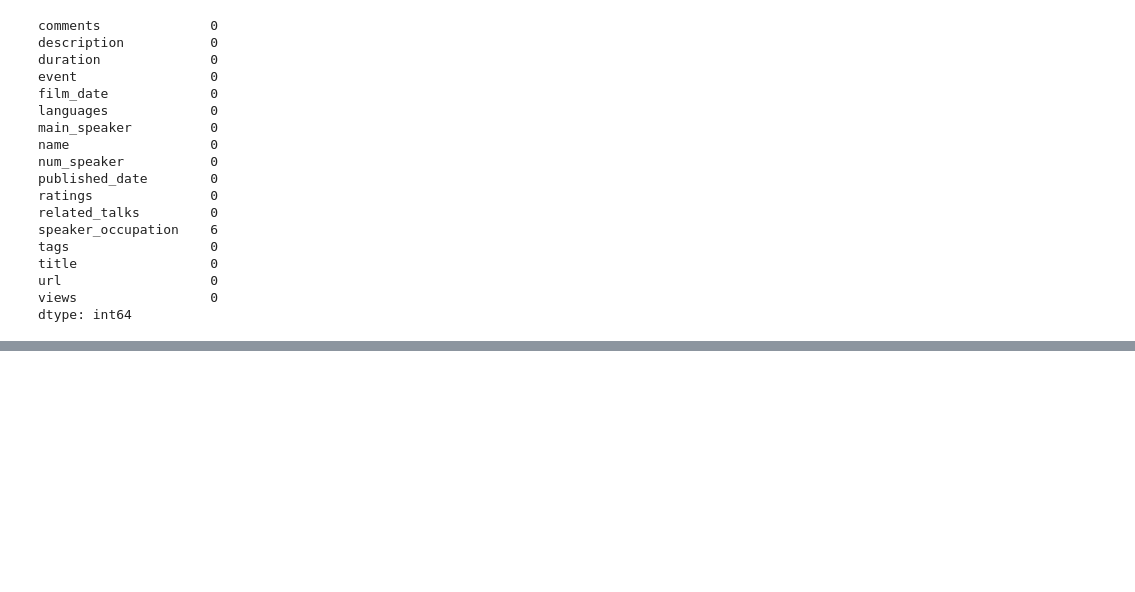
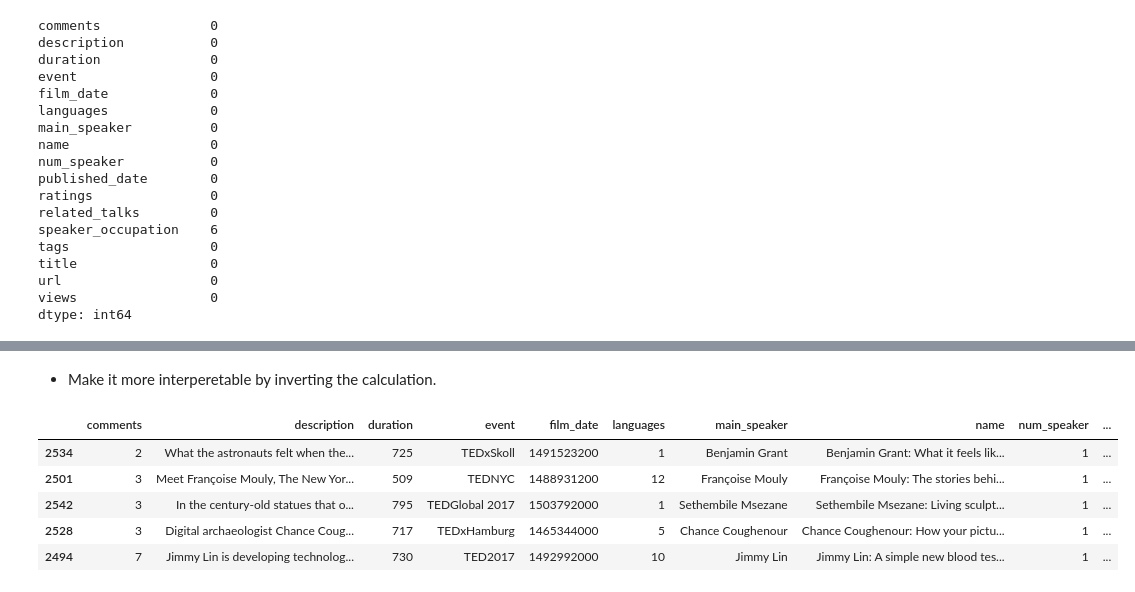
Before and after one commit to benkaan001/pandas_and_beyond, a Jupyter notebook: analyze_data/05_ted_talks.ipynb, the cells around one changed output, grey strips where cells are left out. Drawn from its saved outputs; the diff is of its cells as text; code cells hidden in the pictures; blank space fills up the shorter version.

```diff
--- a/analyze_data/05_ted_talks.ipynb
+++ b/analyze_data/05_ted_talks.ipynb
@@ -94,0 +140,13 @@ df.loc[df.speaker_occupation.isnull() == True ]
+# %% [markdown]
+- Make it more interperetable by inverting the calculation.
+# %%
+df['views_per_comment'] = df.views / df.comments
+# %%
+df.sort_values('views_per_comment', ascending=False).head()
+# %% [output]
+|  | comments | description | duration | event | film_date | languages | main_speaker | name | num_speaker | ... |
+| 2534 | 2 | What the astronauts felt when the... | 725 | TEDxSkoll | 1491523200 | 1 | Benjamin Grant | Benjamin Grant: What it feels lik... | 1 | ... |
+| 2501 | 3 | Meet Françoise Mouly, The New Yor... | 509 | TEDNYC | 1488931200 | 12 | Françoise Mouly | Françoise Mouly: The stories behi... | 1 | ... |
+| 2542 | 3 | In the century-old statues that o... | 795 | TEDGlobal 2017 | 1503792000 | 1 | Sethembile Msezane | Sethembile Msezane: Living sculpt... | 1 | ... |
+| 2528 | 3 | Digital archaeologist Chance Coug... | 717 | TEDxHamburg | 1465344000 | 5 | Chance Coughenour | Chance Coughenour: How your pictu... | 1 | ... |
+| 2494 | 7 | Jimmy Lin is developing technolog... | 730 | TED2017 | 1492992000 | 10 | Jimmy Lin | Jimmy Lin: A simple new blood tes... | 1 | ... |
```
Also changed, not shown: parts of 12 cells of this notebook.
